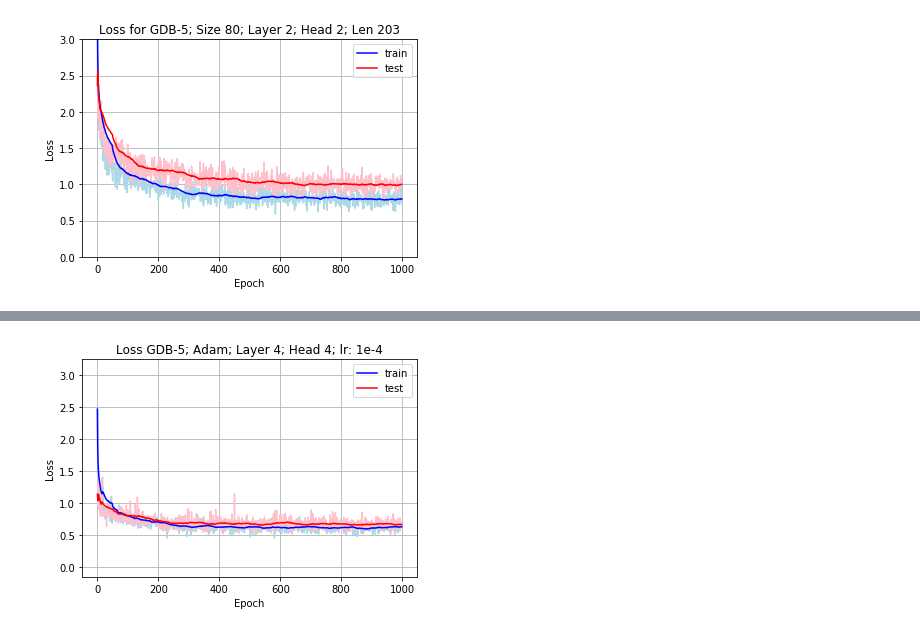
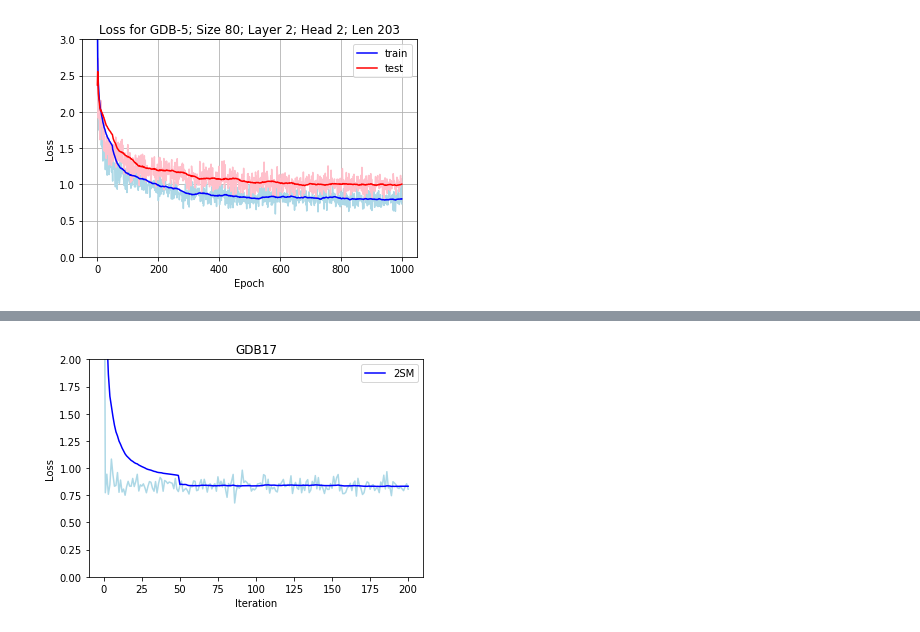
Before and after one commit to DSPsleeporg/smiles-transformer, a Jupyter notebook: smiles_transformer/Untitled.ipynb, the cells around one changed output, grey strips where cells are left out. Cells and saved outputs as stored; diff of their text form; code cells hidden in the pictures.

```diff
--- a/smiles_transformer/Untitled.ipynb
+++ b/smiles_transformer/Untitled.ipynb
@@ -83,27 +62,17 @@ def plot_acc(path, title):
 # %%
-def plot_loss(path, title):
-    df = pd.read_csv(path)
-    _train = df['train_loss'].values
-    _test = df['test_loss'].values
+_loss = df['loss_tot'].values
 
-    num = 50
-    train = np.convolve(_train, np.ones(num)/num)[:len(_train)]
-    train[:num] = [np.mean(_train[:n+1]) for n in range(num)]
-    test = np.convolve(_test, np.ones(num)/num)[:len(_test)]
-    test[:num] = [np.mean(_test[:n+1]) for n in range(num)]
+num = 50
+loss = np.convolve(_loss, np.ones(num)/num)[:len(_loss)]
+loss[:num] = [np.mean(_loss[:n+1]) for n in range(num)]
 
-    plt.plot(_train, 'lightblue')
-    plt.plot(_test, 'pink')
-    plt.plot(train, 'blue', label='train')
-    plt.plot(test, 'red', label='test')
-    plt.legend(loc='upper right')
-    plt.xlabel('Epoch')
-    plt.ylabel('Loss')
-    plt.title(title)
-    plt.ylim([-0.15, 3.25])
-    plt.grid()
-    plt.show()
+plt.plot(_loss, 'lightblue')
+plt.plot(loss, 'blue', label='2SM')
+plt.legend(loc='upper right')
+plt.xlabel('Iteration')
+plt.ylim([0,2])
+plt.ylabel('Loss')
+plt.title('GDB17')
+plt.show()
+# %% [output]
+[figure, added]
-# %%
-plot_loss('../result/log/GDB05.csv', 'Loss GDB-5; Adam; Layer 4; Head 4; lr: 1e-4')
-# %% [output]
-[figure, removed]
```
Also changed, not shown: parts of 18 cells of this notebook, 3 other files.
